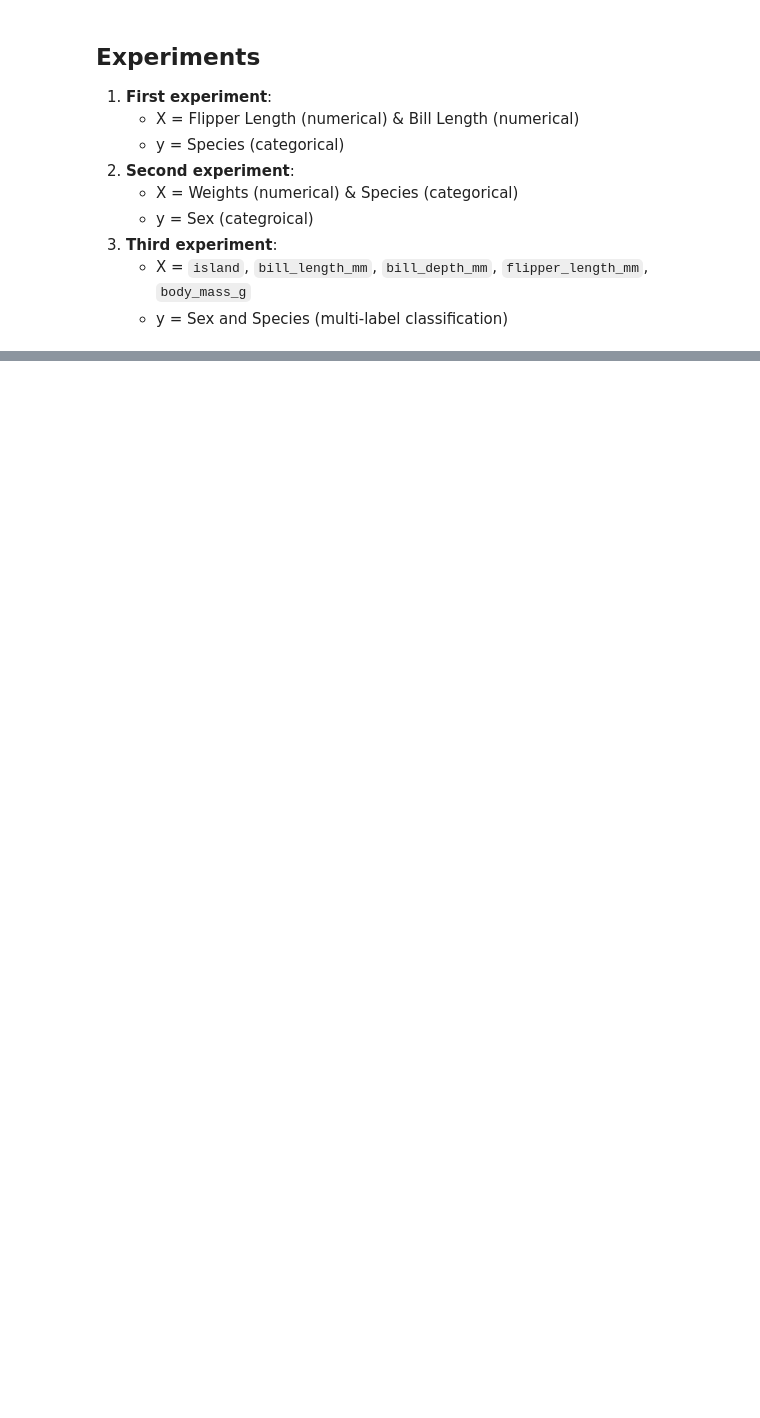
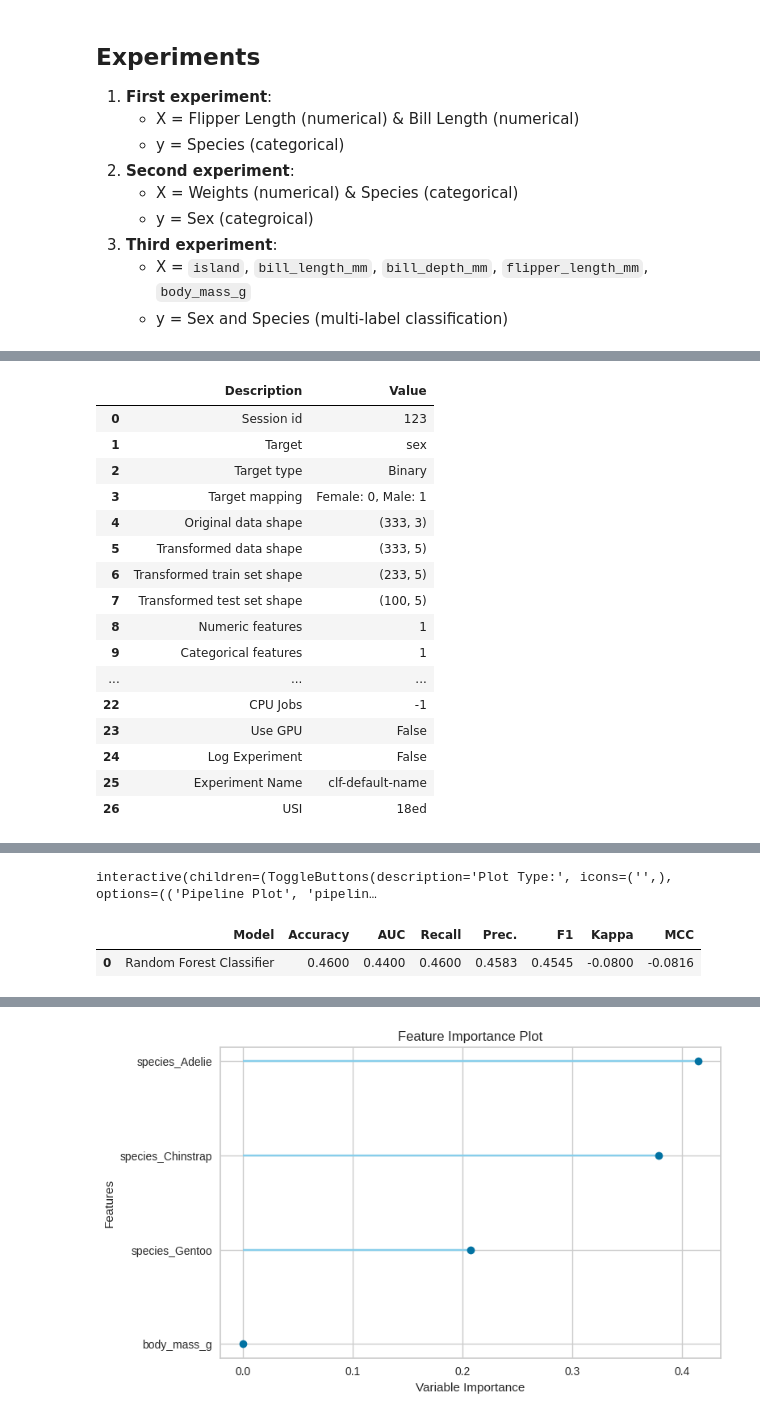
Before and after one commit to sarahmohammed72/Sdaia-Bootcamp, a Jupyter notebook: content/W3/M6/exercises/ex2_pycaret_classification.ipynb, the cells around one changed output, grey strips where cells are left out. Drawn from its saved outputs; the diff is of its cells as text; code cells hidden in the pictures; blank space fills up the shorter version.

```diff
--- a/content/W3/M6/exercises/ex2_pycaret_classification.ipynb
+++ b/content/W3/M6/exercises/ex2_pycaret_classification.ipynb
@@ -91,0 +183,7 @@ RuntimeError: ('Pycaret only supports python 3.9, 3.10, 3.11. Your actual Python
+# %%
+#Second
+df_exp2 = penguins[['body_mass_g', 'species', 'sex']]
+
+df_exp2 = df_exp2.dropna()
+
+df_exp2.head()
@@ -91,0 +197,33 @@ RuntimeError: ('Pycaret only supports python 3.9, 3.10, 3.11. Your actual Python
+# %%
+from pycaret.classification import *
+
+exp2 = setup(
+    data=df_exp2,
+    target='sex',
+    session_id=123,
+    normalize=True,
+    transformation=True
+)
+best_model_exp2 = compare_models(include=['rf'])
+evaluate_model(best_model_exp2)
+predictions_exp2 = predict_model(best_model_exp2)
+predictions_exp2.head()
+plot_model(best_model_exp2, plot='feature')
+# %% [output]
+|  | Description | Value |
+| 0 | Session id | 123 |
+| 1 | Target | sex |
+| 2 | Target type | Binary |
+| 3 | Target mapping | Female: 0, Male: 1 |
+| 4 | Original data shape | (333, 3) |
+| 5 | Transformed data shape | (333, 5) |
+| 6 | Transformed train set shape | (233, 5) |
+| 7 | Transformed test set shape | (100, 5) |
+| 8 | Numeric features | 1 |
+| 9 | Categorical features | 1 |
+| ... | ... | ... |
+| 22 | CPU Jobs | -1 |
+| 23 | Use GPU | False |
+| 24 | Log Experiment | False |
+| 25 | Experiment Name | clf-default-name |
+| 26 | USI | 18ed |
@@ -91,0 +234,3 @@ RuntimeError: ('Pycaret only supports python 3.9, 3.10, 3.11. Your actual Python
+interactive(children=(ToggleButtons(description='Plot Type:', icons=('',), options=(('Pipeline Plot', 'pipelin…
+|  | Model | Accuracy | AUC | Recall | Prec. | F1 | Kappa | MCC |
+| 0 | Random Forest Classifier | 0.4600 | 0.4400 | 0.4600 | 0.4583 | 0.4545 | -0.0800 | -0.0816 |
@@ -91,0 +238 @@ RuntimeError: ('Pycaret only supports python 3.9, 3.10, 3.11. Your actual Python
+[figure, added]
```
Also changed, not shown: parts of 10 cells of this notebook.
